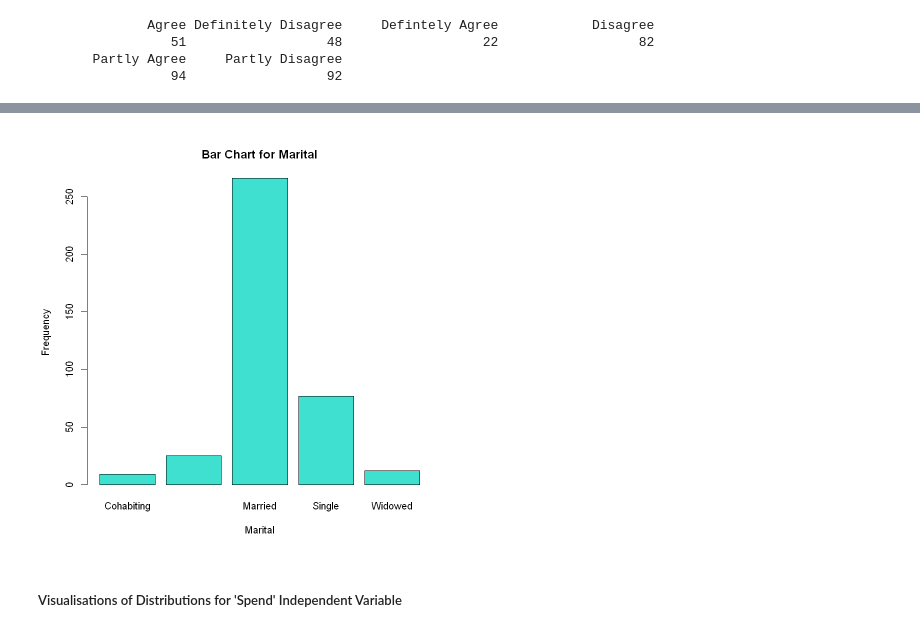
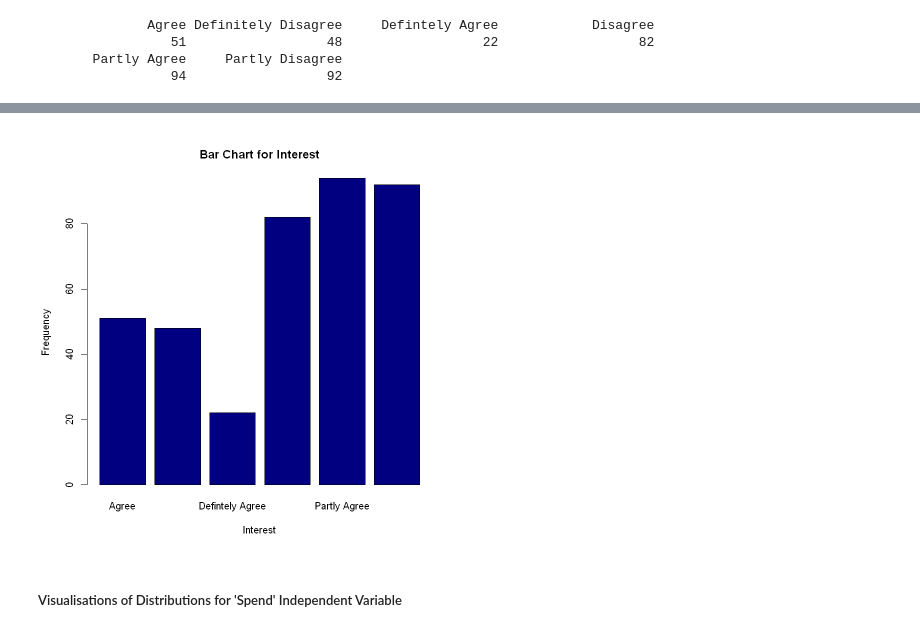
Before and after one commit to Dahmelawlah/Jeans-Market-Research, a Jupyter notebook: Jeans_Market_Research.ipynb, the cells around one changed output, grey strips where cells are left out. Drawn from its saved outputs; the diff is of its cells as text; code cells hidden in the pictures.

```diff
--- a/Jeans_Market_Research.ipynb
+++ b/Jeans_Market_Research.ipynb
@@ -110,4 +110,4 @@ summary(jeans_data)
 ## Data Cleaning
 # %%
 # After observing some anomalous figures in the dataset, it was cleaned. Loading the now cleaned dataset
-Cleaned_jeans_data <- read_excel("Market Research Cleaned Data.xls")
+Cleaned_jeans_data <- read_excel("Market-Research-Cleaned-Data.xls")
@@ -410,10 +475,10 @@ summary(Cleaned_jeans_data$Interest)
 # %%
-Marital_bar_chart <- plot(Cleaned_jeans_data$Marital, main = "Bar Chart for Marital", ylab = "Frequency",
-                          xlab = "Marital", col = "turquoise", border = "black")
+Interest_bar_chart <- plot(Cleaned_jeans_data$Interest, main = "Bar Chart for Interest", ylab = "Frequency",
+                          xlab = "Interest", col = "navy", border = "black")
 # dev.copy(png,'output/Marital_Vanilla_Bar_Graph.png')
 # dev.off()
 # %% [output]
-[figure, old version]
+[figure, new version]
 # %% [markdown]
 ##### Visualisations of Distributions for 'Spend' Independent Variable
 # %%
```
Also changed, not shown: parts of 29 cells of this notebook.
